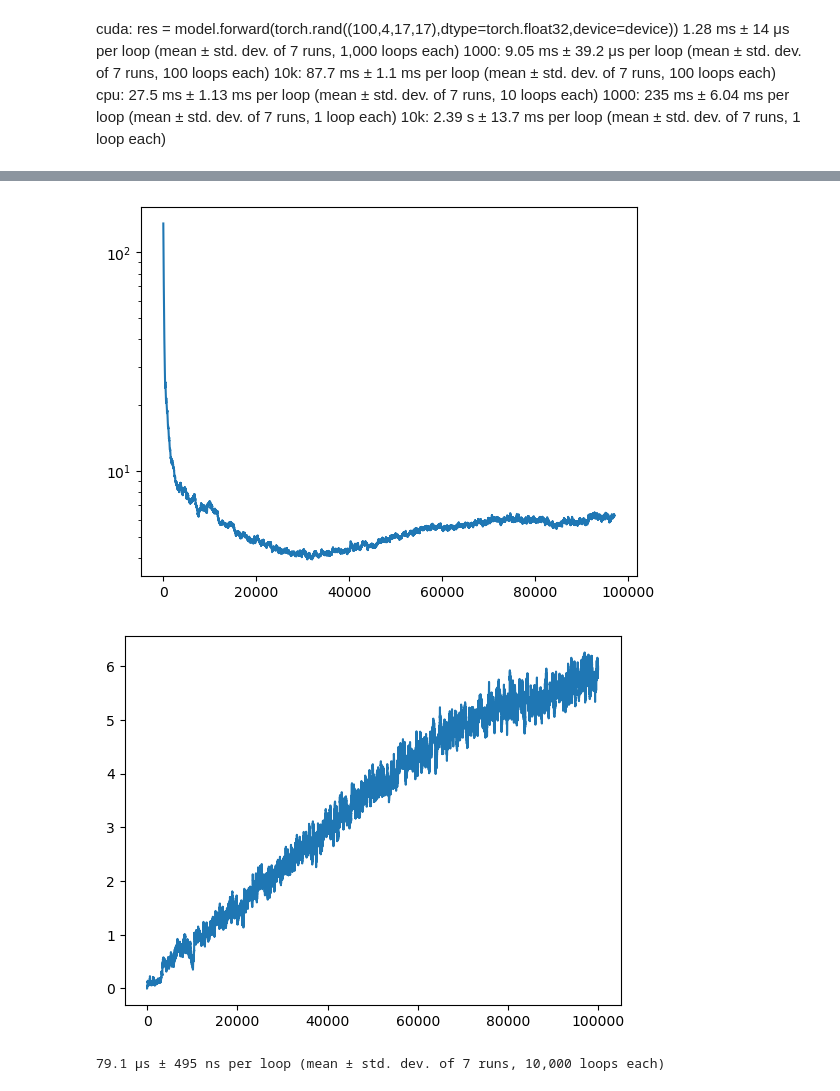
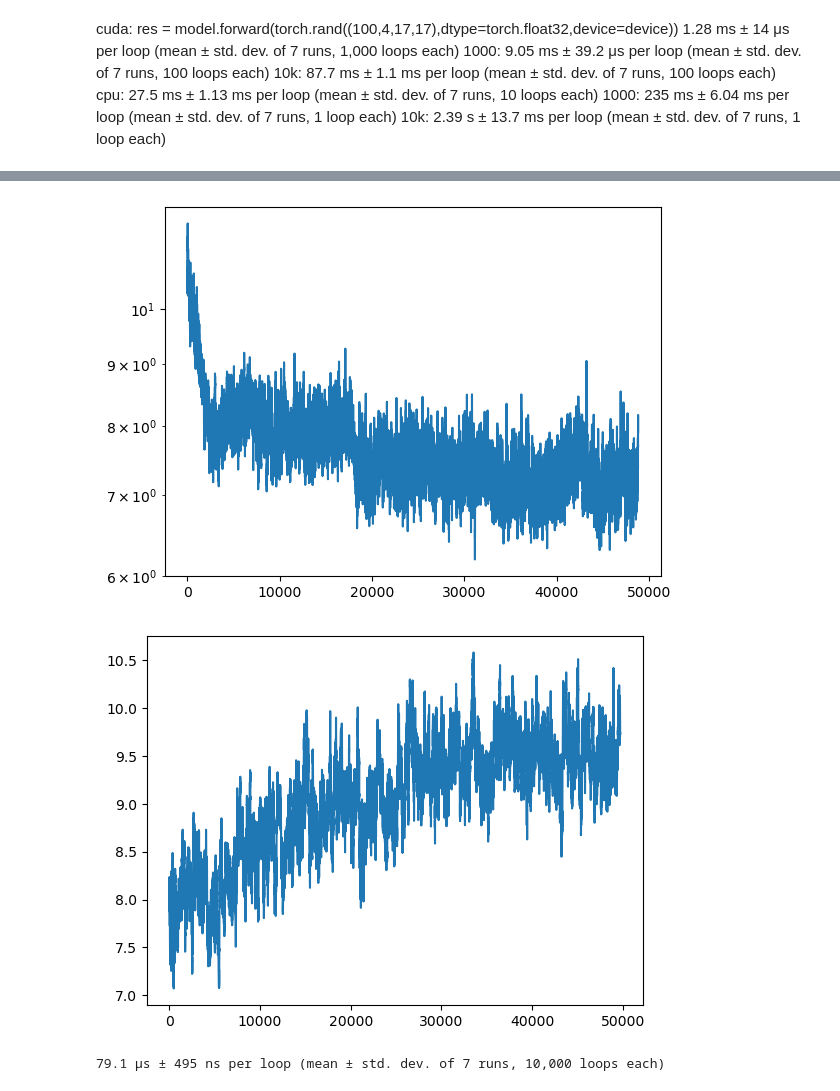
Before and after one commit to anacarsi/ss24_ReinforcementLearning_BomberMan, a Jupyter notebook: agent_code/forth_agent/creation.ipynb, the cells around one changed output, grey strips where cells are left out. Saved outputs shown, nothing was run; the diff lists cells and outputs as text; code cells hidden in the pictures.

```diff
--- a/agent_code/forth_agent/creation.ipynb
+++ b/agent_code/forth_agent/creation.ipynb
@@ -101,36 +101,36 @@ plt.plot(smooth(loss,0.99)[600:])
 # %%
 
 # analyze the loss
 # https://stackoverflow.com/questions/5283649/plot-smooth-line-with-pyplot
 from typing import List
 
 
 def smooth(scalars: List[float], weight: float) -> List[float]:  # Weight between 0 and 1
     last = scalars[0]  # First value in the plot (first timestep)
     smoothed = list()
     for point in scalars:
         smoothed_val = last * weight + (1 - weight) * point  # Calculate smoothed value
         smoothed.append(smoothed_val)                        # Save it
         last = smoothed_val                                  # Anchor the last smoothed value
 
     return smoothed
 
 import matplotlib.pyplot as plt
 import numpy as np
-loss = np.load("./2024.09.15-05.02.31/2024.09.15-05.02.31_loss_history.npy")
+loss = np.load("./2024.09.16-18.35.51_loss_history.npy")
 plt.figure()
 plt.yscale("log")
-plt.plot(smooth(loss,0.99))
+plt.plot(smooth(loss,0.95))
 plt.show() # old
 
-loss = np.load("./2024.09.15-05.02.31/2024.09.15-05.02.31_score_history.npy")
+loss = np.load("./2024.09.16-18.35.51_score_history.npy")
 plt.figure()
 #plt.yscale("log")
-plt.plot(smooth(loss,0.99))
+plt.plot(smooth(loss,0.99)[2000:])
 plt.show() # old
 # %% [output]
-[figure, old version]
+[figure, new version]
-[figure, old version]
+[figure, new version]
 # %%
 class SecondAgentModel(nn.Module):
     active_indices: np.ndarray[int]
```
Also changed, not shown: parts of 1 cell of this notebook, 3 other files.
